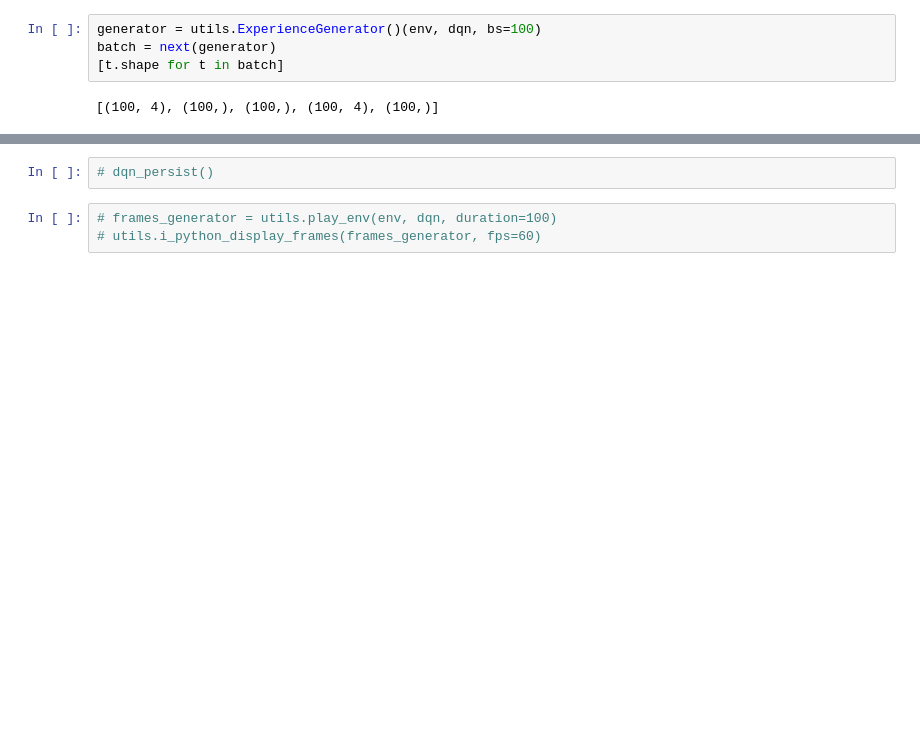
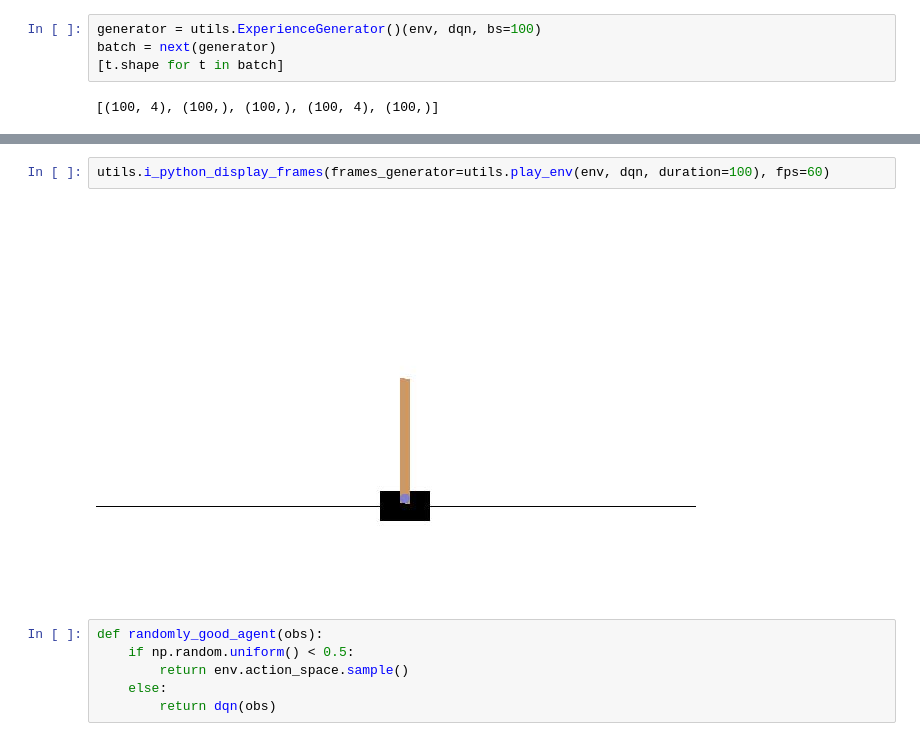
Before and after one commit to ichko/differentiable-simulation, a Jupyter notebook: notebooks/08-the-last-world-model.ipynb, the cells around one changed output, grey strips where cells are left out. Cells and saved outputs as stored; diff of their text form; blank space fills up the shorter version.

```diff
--- a/notebooks/08-the-last-world-model.ipynb
+++ b/notebooks/08-the-last-world-model.ipynb
@@ -77,6 +87,11 @@ batch = next(generator)
-# %%
-# dqn_persist()
 # %%
-# frames_generator = utils.play_env(env, dqn, duration=100)
-# utils.i_python_display_frames(frames_generator, fps=60)
+utils.i_python_display_frames(frames_generator=utils.play_env(env, dqn, duration=100), fps=60)
+# %% [output]
+[figure, added]
+# %%
+def randomly_good_agent(obs):
+    if np.random.uniform() < 0.5:
+        return env.action_space.sample()
+    else:
+        return dqn(obs)
 # %%
```
Also changed, not shown: parts of 19 cells of this notebook, 1 other file.
